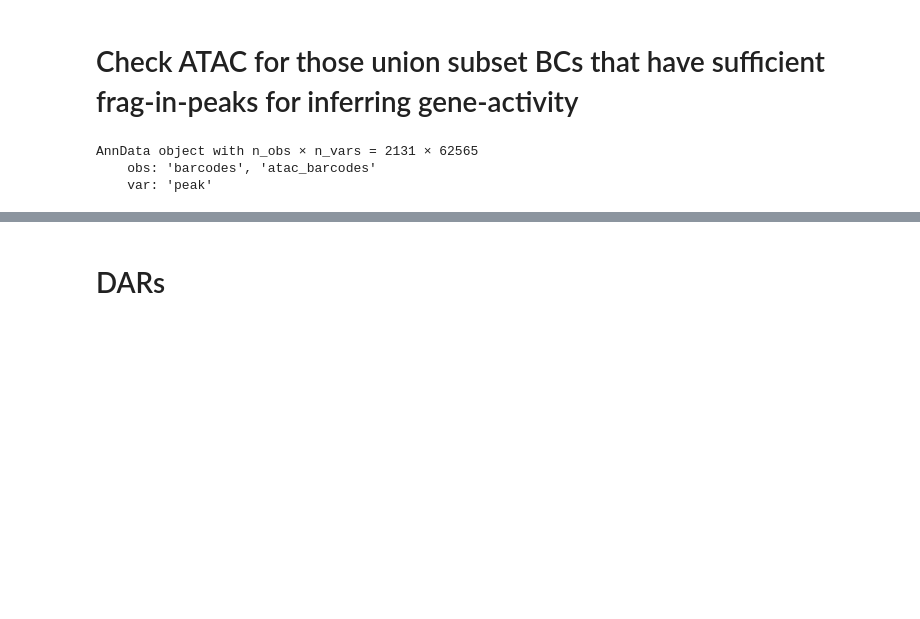
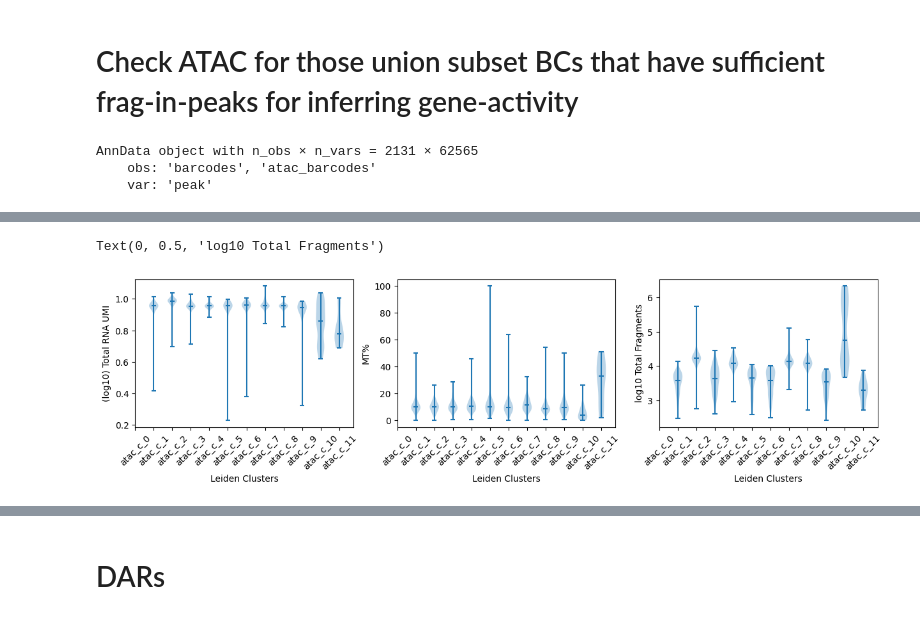
Before and after one commit to streetslab/SADE, a Jupyter notebook: EDA/3set_enoughinfo_sub_p2_DARs.ipynb, the cells around one changed output, grey strips where cells are left out. Saved outputs shown, nothing was run; the diff lists cells and outputs as text; code cells hidden in the pictures; blank space fills up the shorter version.

```diff
--- a/EDA/3set_enoughinfo_sub_p2_DARs.ipynb
+++ b/EDA/3set_enoughinfo_sub_p2_DARs.ipynb
@@ -126,0 +144,35 @@ with plt.rc_context({'figure.figsize': (5, 4)}):
+# %%
+fig, ax = plt.subplots(1, 3, figsize=(15, 3))
+
+x_positions = h5_atac_enoughinfo.obs['clusters_peakvi_sufficientNfrag'].cat.codes.unique()
+atac_read_depth = [h5_atac_enoughinfo.obs['total_RNA_UMI_log'].apply(lambda x: np.log10(x + 1)).loc[
+    (h5_atac_enoughinfo.obs['clusters_peakvi_sufficientNfrag'].cat.codes == cluster)
+    ] for cluster in x_positions]
+ax[0].violinplot(atac_read_depth, positions=x_positions, showmeans=False, showmedians=True)
+ax[0].set_xticks(x_positions)
+ax[0].set_xticklabels(['atac_c_' + str(i) for i in x_positions], rotation=45)
+ax[0].set_xlabel('Leiden Clusters')
+ax[0].set_ylabel('(log10) Total RNA UMI')
+
+
+atac_mt_percent = [h5_atac_enoughinfo.obs['MT%'].loc[
+    (h5_atac_enoughinfo.obs['clusters_peakvi_sufficientNfrag'].cat.codes == cluster)
+    ] for cluster in x_positions]
+ax[1].violinplot(atac_mt_percent, positions=x_positions, showmeans=False, showmedians=True)
+ax[1].set_xticks(x_positions)
+ax[1].set_xticklabels(['atac_c_' + str(i) for i in x_positions], rotation=45)
+ax[1].set_xlabel('Leiden Clusters')
+ax[1].set_ylabel('MT%')
+
+
+atac_total_frag = [h5_atac_enoughinfo.obs['log10_total_frag'].loc[
+    (h5_atac_enoughinfo.obs['clusters_peakvi_sufficientNfrag'].cat.codes == cluster)
+    ] for cluster in x_positions]
+ax[2].violinplot(atac_total_frag, positions=x_positions, showmeans=False, showmedians=True)
+ax[2].set_xticks(x_positions)
+ax[2].set_xticklabels(['atac_c_' + str(i) for i in x_positions], rotation=45)
+ax[2].set_xlabel('Leiden Clusters')
+ax[2].set_ylabel('log10 Total Fragments')
+# %% [output]
+Text(0, 0.5, 'log10 Total Fragments')
+[figure, added]
```
Also changed, not shown: parts of 13 cells of this notebook, 23 other files.
